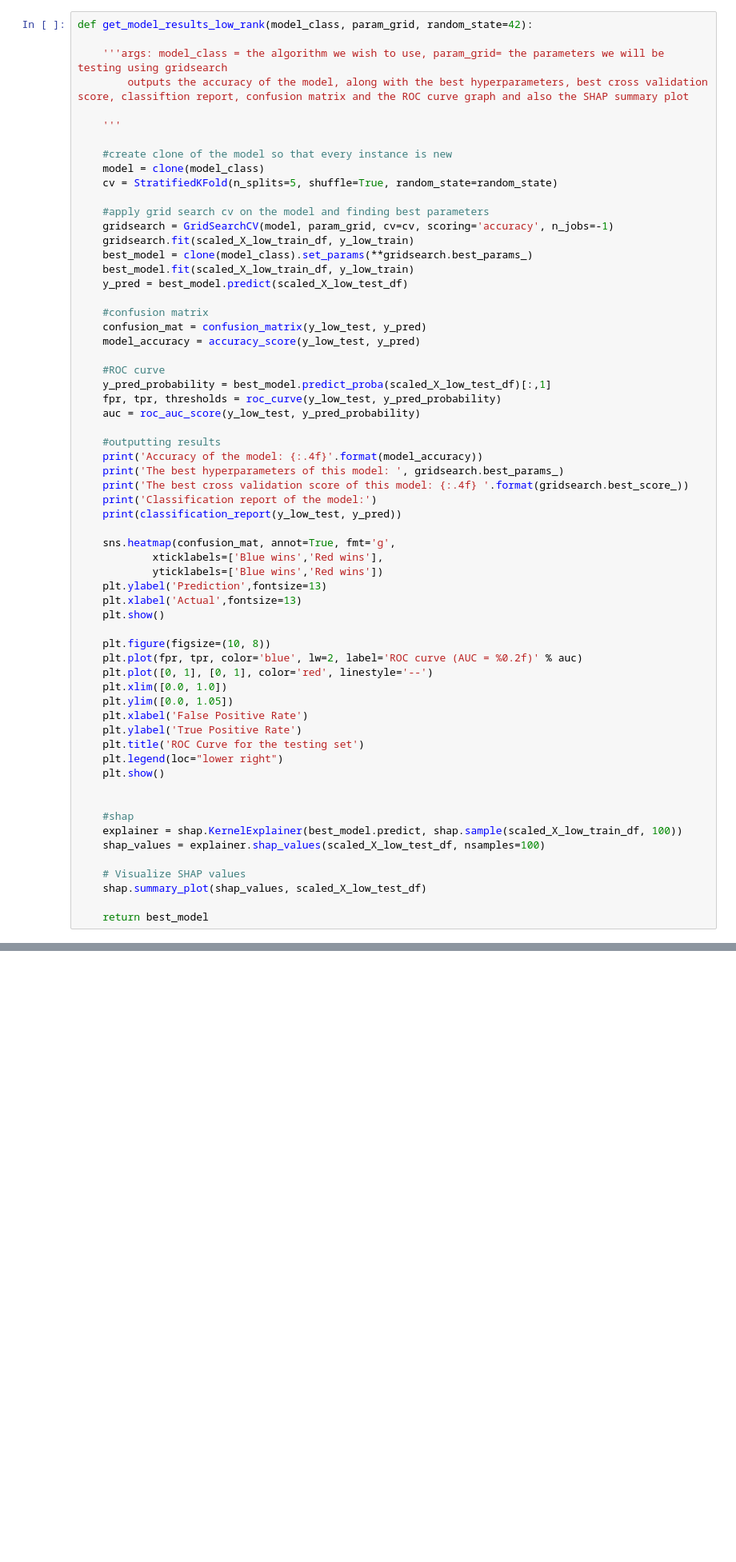
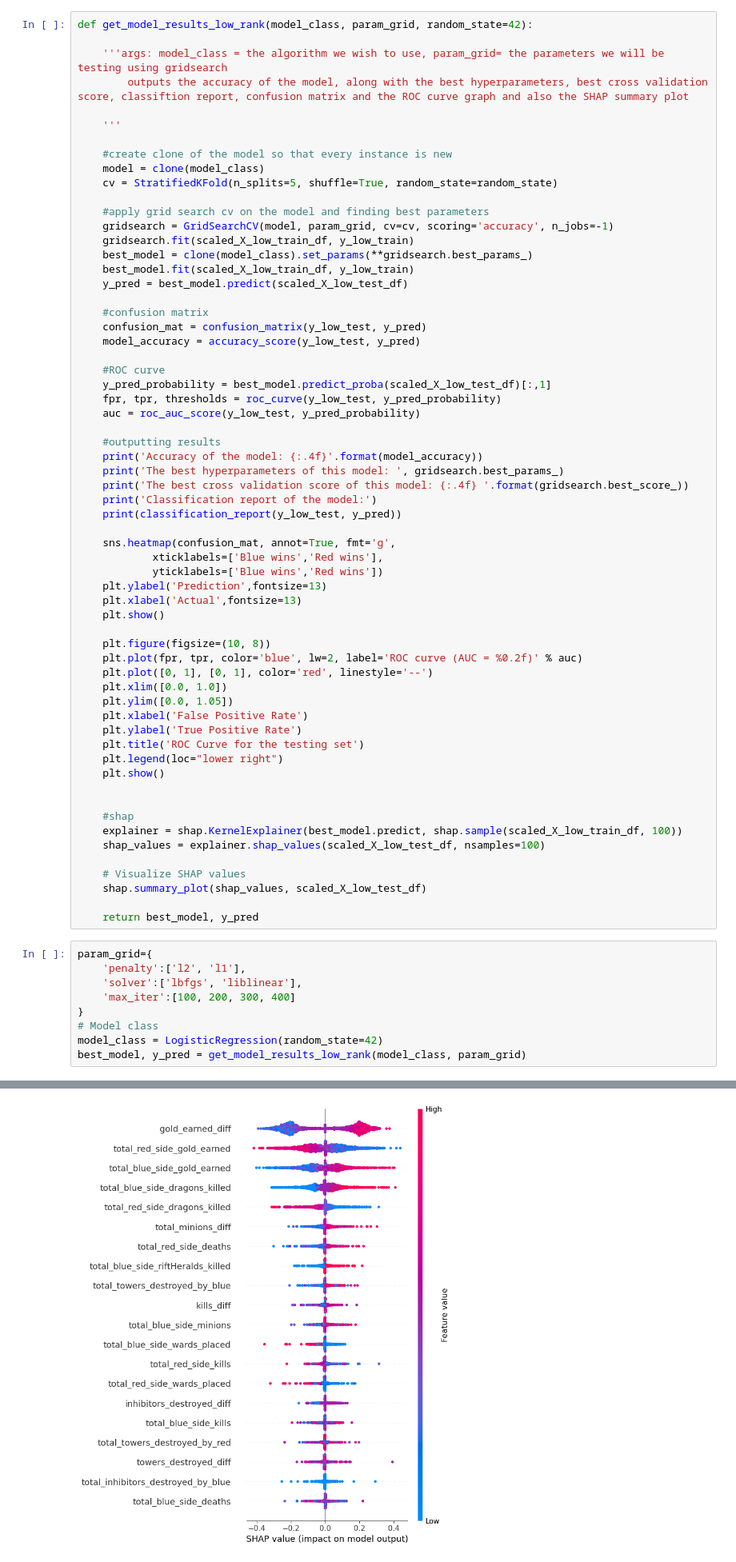
Before and after one commit to mohammad20306/Dissertation, a Jupyter notebook: twenty_mins_ml.ipynb, the cells around one changed output, grey strips where cells are left out. Shown at 80% size. Drawn from its saved outputs; the diff is of its cells as text; blank space fills up the shorter version.

```diff
--- a/twenty_mins_ml.ipynb
+++ b/twenty_mins_ml.ipynb
@@ -499,4 +422,14 @@ def get_model_results_low_rank(model_class, param_grid, random_state=42):
     # Visualize SHAP values
     shap.summary_plot(shap_values, scaled_X_low_test_df)
 
-    return best_model
+    return best_model, y_pred
+# %%
+param_grid={
+    'penalty':['l2', 'l1'],
+    'solver':['lbfgs', 'liblinear'],
+    'max_iter':[100, 200, 300, 400]
+}
+# Model class
+model_class = LogisticRegression(random_state=42)
+best_model, y_pred = get_model_results_low_rank(model_class, param_grid)
+# %% [output]
@@ -502,0 +450 @@ def get_model_results_low_rank(model_class, param_grid, random_state=42):
+[figure, added]
```
Also changed, not shown: parts of 21 cells of this notebook, 2 other files.
